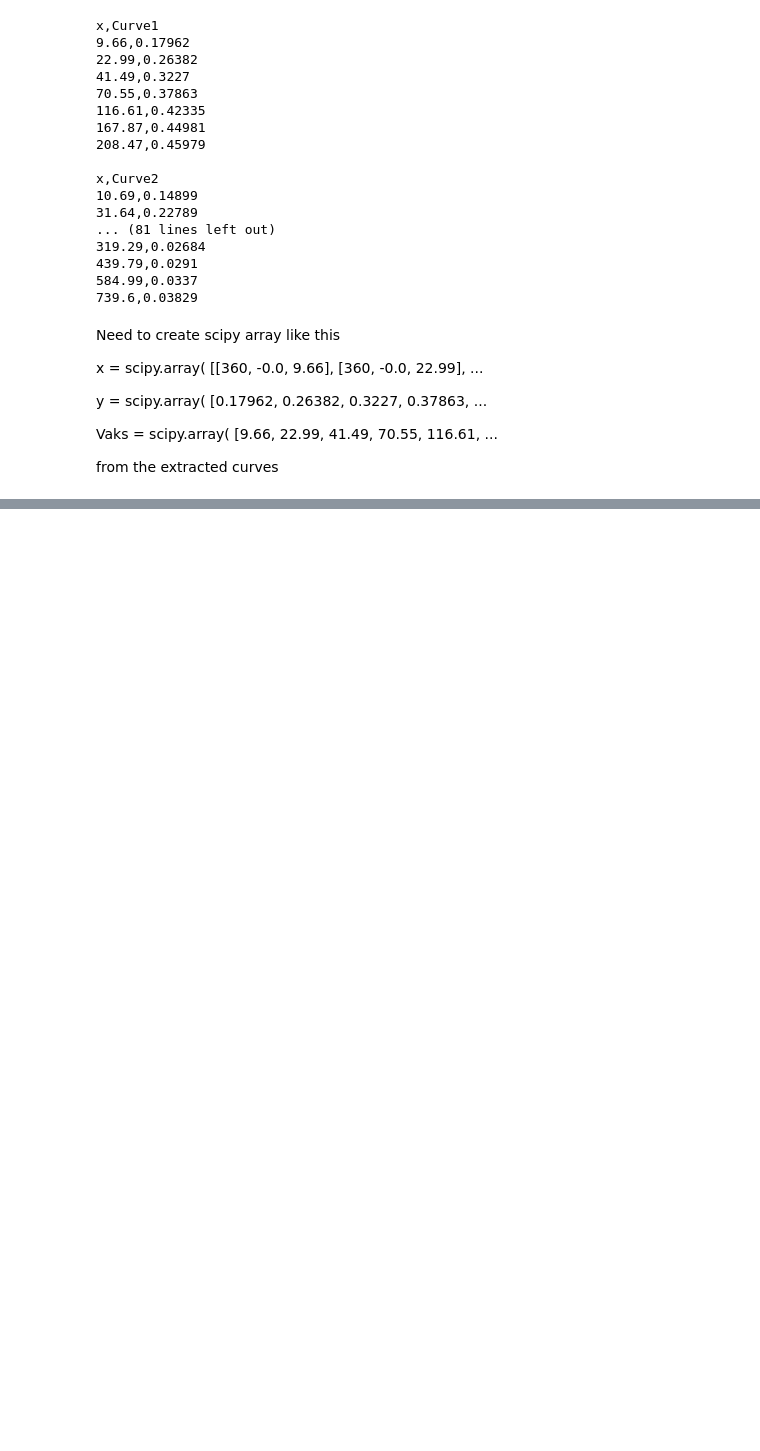
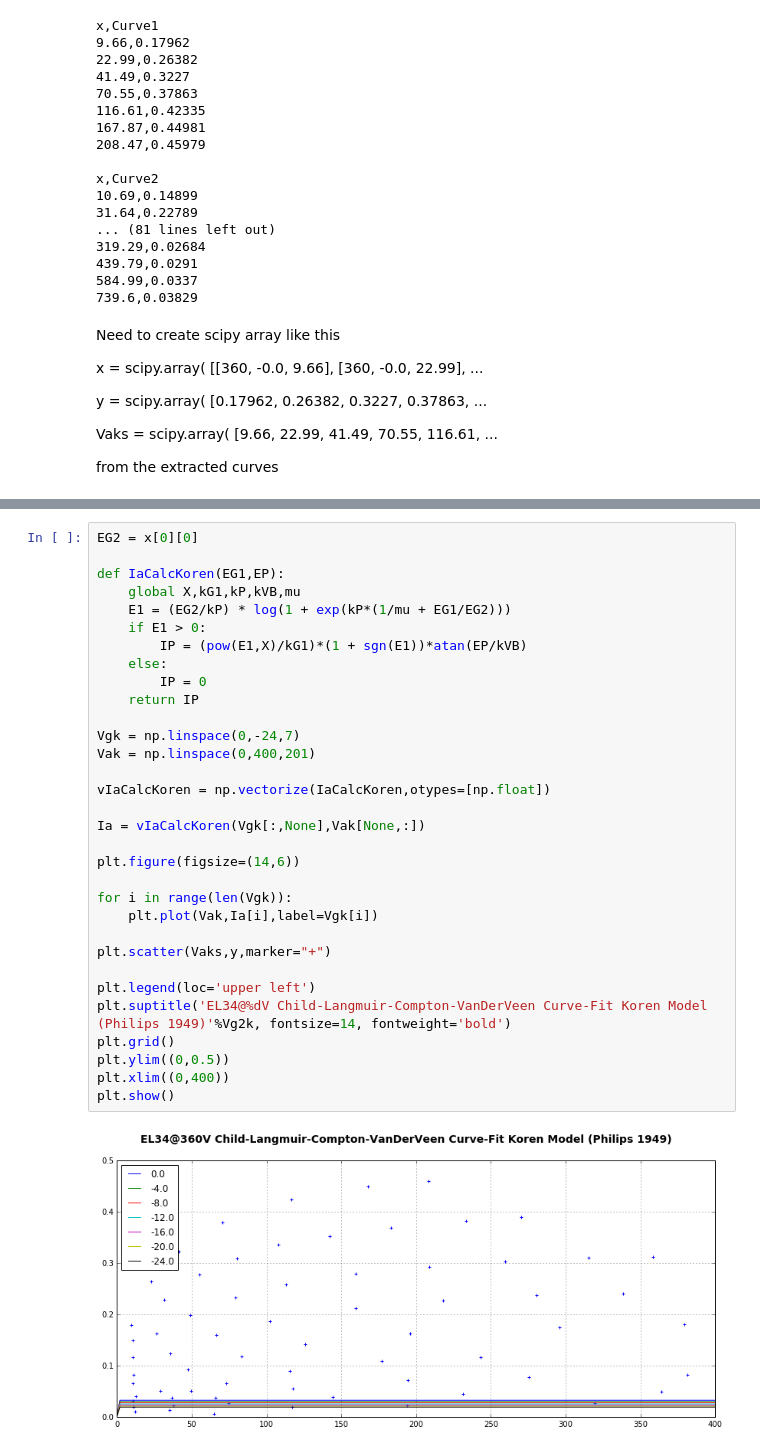
Before and after one commit to jilott/valvestudio, a Jupyter notebook: experiments/02-modeling/pentode/pentode-modeling.ipynb, the cells around one changed output, grey strips where cells are left out. Drawn from its saved outputs; the diff is of its cells as text; blank space fills up the shorter version.

Commit message:
added koren model to triode and pentode, pentode not functional yet

```diff
--- a/experiments/02-modeling/pentode/pentode-modeling.ipynb
+++ b/experiments/02-modeling/pentode/pentode-modeling.ipynb
@@ -171,0 +233,34 @@ plt.show()
+# %%
+EG2 = x[0][0]
+
+def IaCalcKoren(EG1,EP):
+    global X,kG1,kP,kVB,mu
+    E1 = (EG2/kP) * log(1 + exp(kP*(1/mu + EG1/EG2)))
+    if E1 > 0:
+        IP = (pow(E1,X)/kG1)*(1 + sgn(E1))*atan(EP/kVB)
+    else:
+        IP = 0
+    return IP
+
+Vgk = np.linspace(0,-24,7)
+Vak = np.linspace(0,400,201)
+
+vIaCalcKoren = np.vectorize(IaCalcKoren,otypes=[np.float])
+
+Ia = vIaCalcKoren(Vgk[:,None],Vak[None,:])
+
+plt.figure(figsize=(14,6))
+
+for i in range(len(Vgk)):
+    plt.plot(Vak,Ia[i],label=Vgk[i])
+
+plt.scatter(Vaks,y,marker="+")
+
+plt.legend(loc='upper left')
+plt.suptitle('EL34@%dV Child-Langmuir-Compton-VanDerVeen Curve-Fit Koren Model (Philips 1949)'%Vg2k, fontsize=14, fontweight='bold')
+plt.grid()
+plt.ylim((0,0.5))
+plt.xlim((0,400))
+plt.show()
+# %% [output]
+[figure, added]
```
Also changed, not shown: parts of 8 cells of this notebook, 1 other file.
